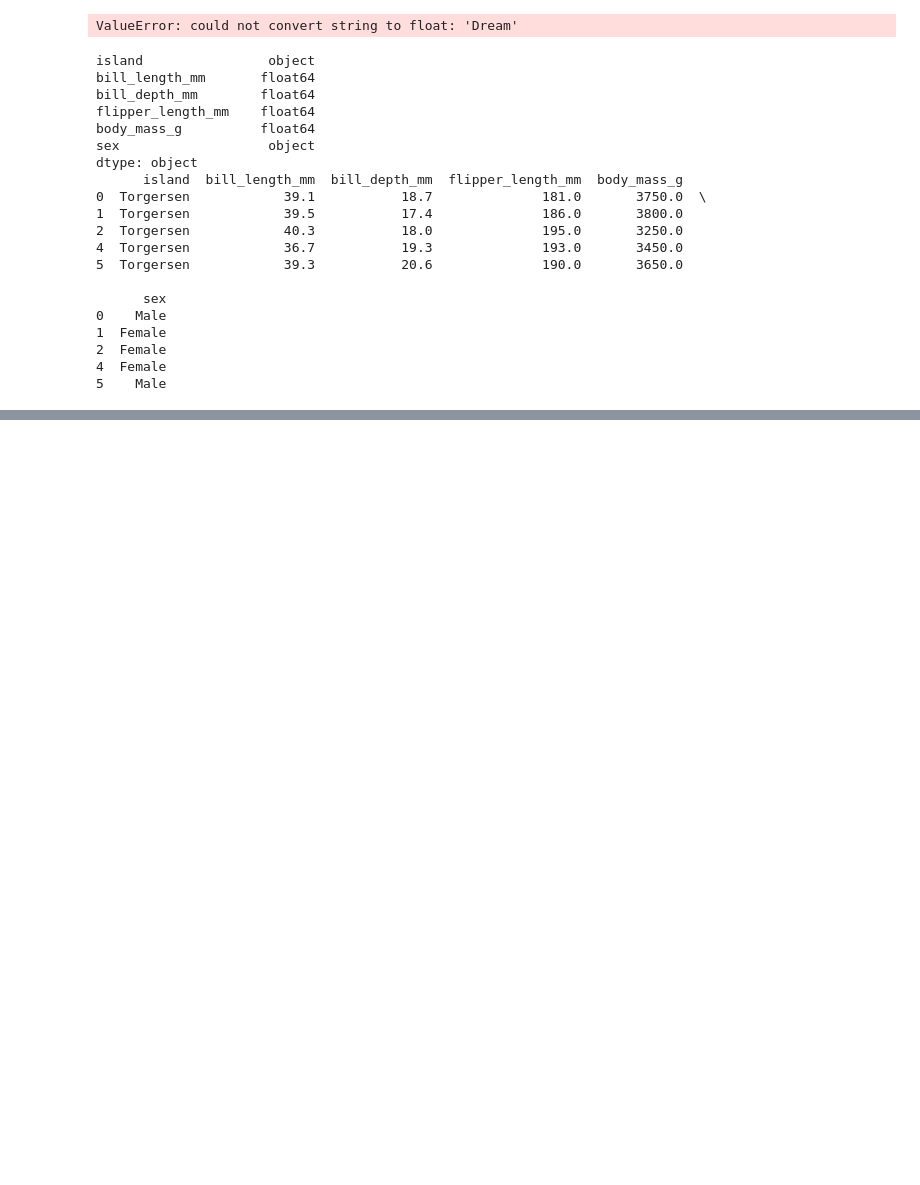
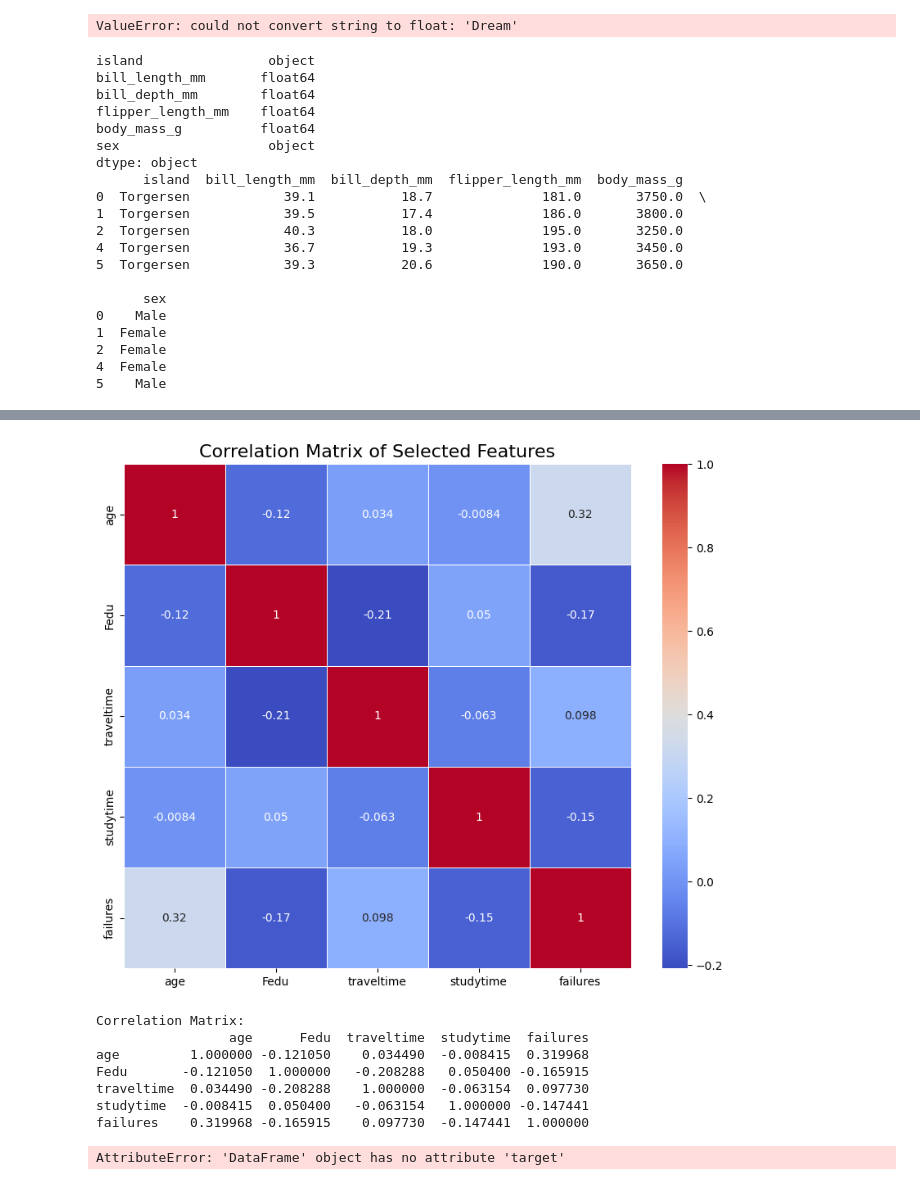
Before and after one commit to uvinduuu/EN3150-PatternRecognition, a Jupyter notebook: Assignment 2/Assognment02.ipynb, the cells around one changed output, grey strips where cells are left out. Drawn from its saved outputs; the diff is of its cells as text; code cells hidden in the pictures; blank space fills up the shorter version.

```diff
--- a/Assignment 2/Assognment02.ipynb
+++ b/Assignment 2/Assognment02.ipynb
@@ -322,0 +373,15 @@ dtype: object
+# %%
+from ucimlrepo import fetch_ucirepo
+
+# fetch dataset
+student_performance = fetch_ucirepo(id=320)
+
+# data (as pandas dataframes)
+X = student_performance.data.features
+y = student_performance.data.targets
+
+# metadata
+print(student_performance.metadata)
+
+# variable information
+print(student_performance.variables)
@@ -322,0 +406,41 @@ dtype: object
+# %%
+import matplotlib.pyplot as plt
+
+# Combine the features and targets into a single DataFrame for analysis
+data = pd.concat([X, y], axis=1)
+
+selected_features = ['age','Fedu','traveltime','studytime','failures']
+
+# Compute the correlation matrix
+correlation_matrix = data[selected_features].corr()
+
+plt.figure( figsize =(10 , 8)) # Set the figure size
+sns.heatmap (correlation_matrix , annot = True , cmap ='coolwarm',linewidths =0.5) # Create a heatmap
+
+plt.title("Correlation Matrix of Selected Features", fontsize =16)
+
+# Show the heatmap
+plt.show ()
+
+# Display the correlation matrix
+print("Correlation Matrix:")
+print(correlation_matrix)
+# %% [output]
+[figure, added]
+Correlation Matrix:
+                 age      Fedu  traveltime  studytime  failures
+age         1.000000 -0.121050    0.034490  -0.008415  0.319968
+Fedu       -0.121050  1.000000   -0.208288   0.050400 -0.165915
+traveltime  0.034490 -0.208288    1.000000  -0.063154  0.097730
+studytime  -0.008415  0.050400   -0.063154   1.000000 -0.147441
+failures    0.319968 -0.165915    0.097730  -0.147441  1.000000
+# %%
+data['target'] = data.target  # Add the target variable to the DataFrame
+pairplot = data[selected_features + ['target']]  # Select the features and target variable
+
+# Create a pairplot
+sns.pairplot(pairplot, hue='target', diag_kind='kde')
+
+plt.show()
+# %% [output]
+AttributeError: 'DataFrame' object has no attribute 'target'
```
Also changed, not shown: parts of 3 cells of this notebook.
